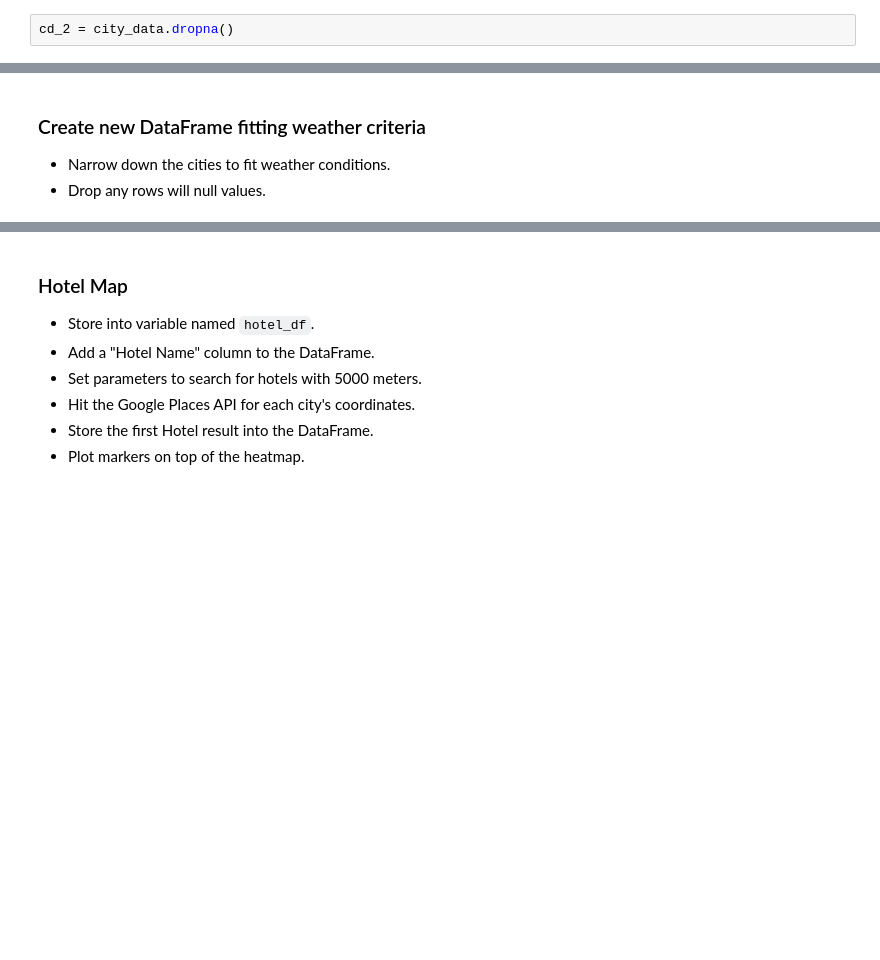
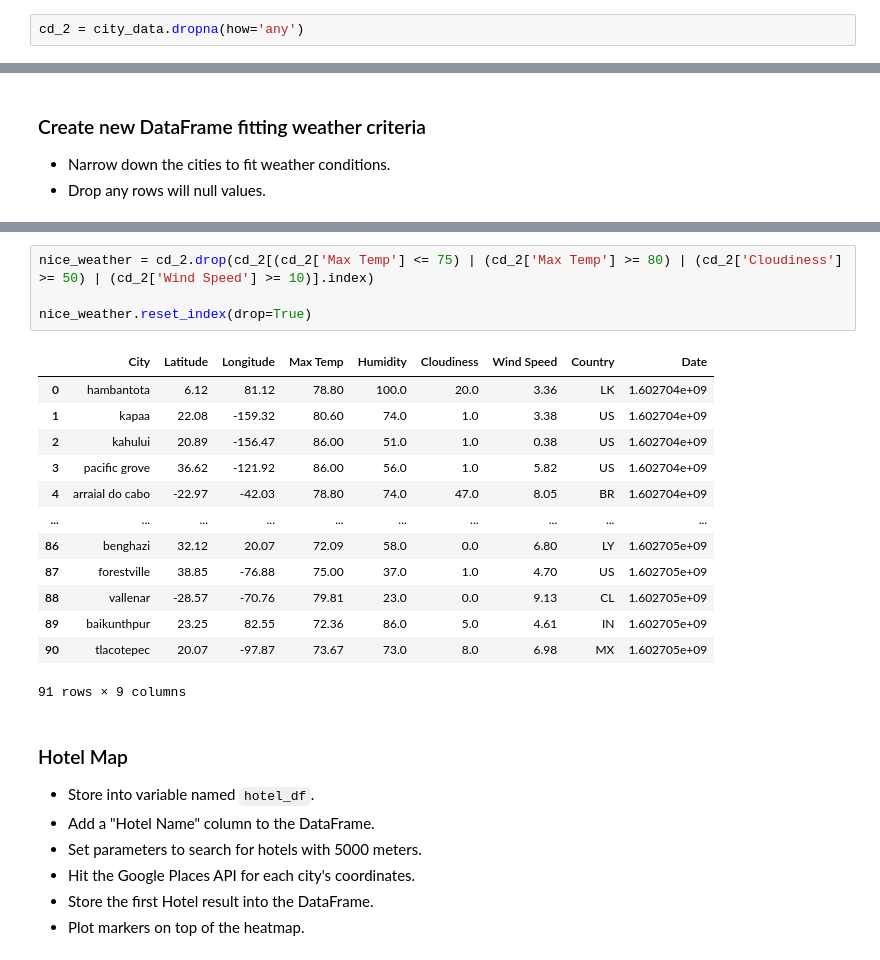
Before and after one commit to Shayoconnell7/python-api-challenge, a Jupyter notebook: VacationPy/VacationPy.ipynb, the cells around one changed output, grey strips where cells are left out. Saved outputs shown, nothing was run; the diff lists cells and outputs as text; blank space fills up the shorter version.

```diff
--- a/VacationPy/VacationPy.ipynb
+++ b/VacationPy/VacationPy.ipynb
@@ -37,7 +38,7 @@ city_data.head()
 * Use the Lat and Lng as locations and Humidity as the weight.
 * Add Heatmap layer to map.
 # %%
-cd_2 = city_data.dropna()
+cd_2 = city_data.dropna(how='any')
 # %%
 gmaps.configure(api_key=g_key)
 # %%
@@ -89,3 +56,21 @@ nice_weather = pd.DataFrame(
+# %%
+nice_weather = cd_2.drop(cd_2[(cd_2['Max Temp'] <= 75) | (cd_2['Max Temp'] >= 80) | (cd_2['Cloudiness'] >= 50) | (cd_2['Wind Speed'] >= 10)].index)
+
+nice_weather.reset_index(drop=True)
+# %% [output]
+|  | City | Latitude | Longitude | Max Temp | Humidity | Cloudiness | Wind Speed | Country | Date |
+| 0 | hambantota | 6.12 | 81.12 | 78.80 | 100.0 | 20.0 | 3.36 | LK | 1.602704e+09 |
+| 1 | kapaa | 22.08 | -159.32 | 80.60 | 74.0 | 1.0 | 3.38 | US | 1.602704e+09 |
+| 2 | kahului | 20.89 | -156.47 | 86.00 | 51.0 | 1.0 | 0.38 | US | 1.602704e+09 |
+| 3 | pacific grove | 36.62 | -121.92 | 86.00 | 56.0 | 1.0 | 5.82 | US | 1.602704e+09 |
+| 4 | arraial do cabo | -22.97 | -42.03 | 78.80 | 74.0 | 47.0 | 8.05 | BR | 1.602704e+09 |
+| ... | ... | ... | ... | ... | ... | ... | ... | ... | ... |
+| 86 | benghazi | 32.12 | 20.07 | 72.09 | 58.0 | 0.0 | 6.80 | LY | 1.602705e+09 |
+| 87 | forestville | 38.85 | -76.88 | 75.00 | 37.0 | 1.0 | 4.70 | US | 1.602705e+09 |
+| 88 | vallenar | -28.57 | -70.76 | 79.81 | 23.0 | 0.0 | 9.13 | CL | 1.602705e+09 |
+| 89 | baikunthpur | 23.25 | 82.55 | 72.36 | 86.0 | 5.0 | 4.61 | IN | 1.602705e+09 |
+| 90 | tlacotepec | 20.07 | -97.87 | 73.67 | 73.0 | 8.0 | 6.98 | MX | 1.602705e+09 |
+91 rows × 9 columns
 # %% [markdown]
 ### Hotel Map
 * Store into variable named `hotel_df`.
```
Also changed, not shown: parts of 13 cells of this notebook.
